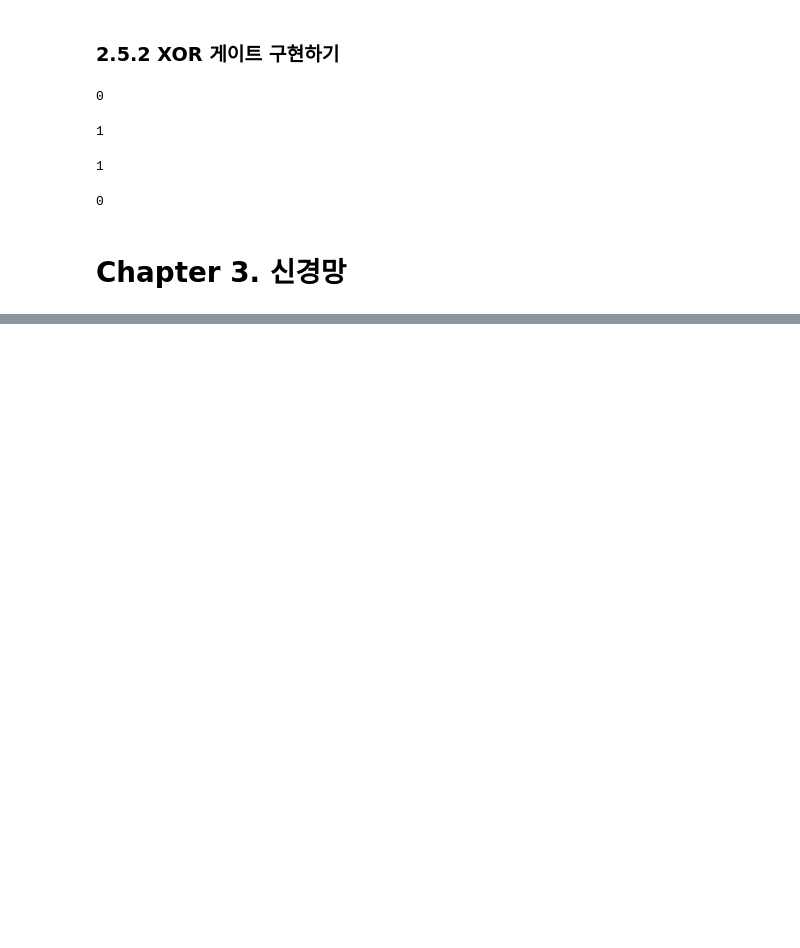
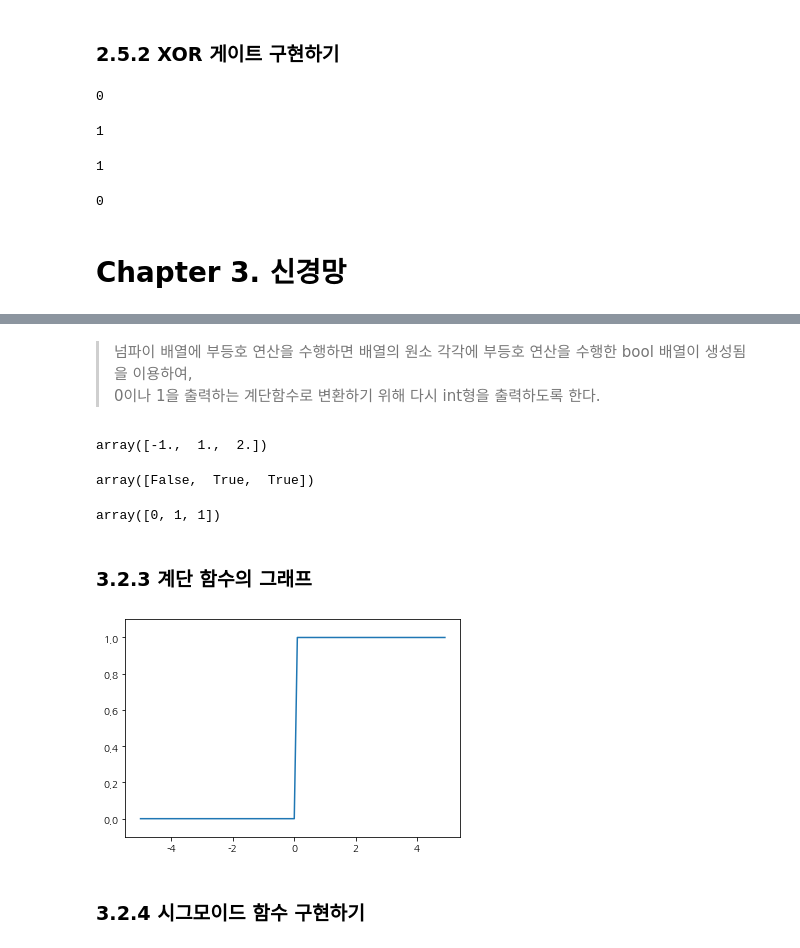
Before and after one commit to Chashoo414/Deep_Learning_Study, a Jupyter notebook: Study_1.ipynb, the cells around one changed output, grey strips where cells are left out. Drawn from its saved outputs; the diff is of its cells as text; code cells hidden in the pictures; blank space fills up the shorter version.

```diff
--- a/Study_1.ipynb
+++ b/Study_1.ipynb
@@ -175,0 +180,6 @@ XOR(1, 1)
+# %%
+def step_function(x) :
+    if x > 0 :
+        return 1
+    else :
+        return 0
@@ -175,0 +189,37 @@ XOR(1, 1)
+# %%
+def step_function(x) :
+    y = x > 0
+    return y.astype(int)
+# %% [markdown]
+> 넘파이 배열에 부등호 연산을 수행하면 배열의 원소 각각에 부등호 연산을 수행한 bool 배열이 생성됨을 이용하여,<br>
+0이나 1을 출력하는 계단함수로 변환하기 위해 다시 int형을 출력하도록 한다.
+# %%
+x = np.array([-1.0, 1.0, 2.0])
+x
+# %% [output]
+array([-1.,  1.,  2.])
+# %%
+y = x > 0
+y
+# %% [output]
+array([False,  True,  True])
+# %%
+y = y.astype(int)
+y
+# %% [output]
+array([0, 1, 1])
+# %% [markdown]
+### 3.2.3 계단 함수의 그래프
+# %%
+def step_function(x) :
+    return np.array(x>0, dtype=int)
+
+x = np.arange(-5.0, 5.0, 0.1)
+y = step_function(x)
+plt.plot(x,y)
+plt.ylim(-0.1, 1.1)
+plt.show()
+# %% [output]
+[figure, added]
+# %% [markdown]
+### 3.2.4 시그모이드 함수 구현하기
```
Also changed, not shown: parts of 62 cells of this notebook.
